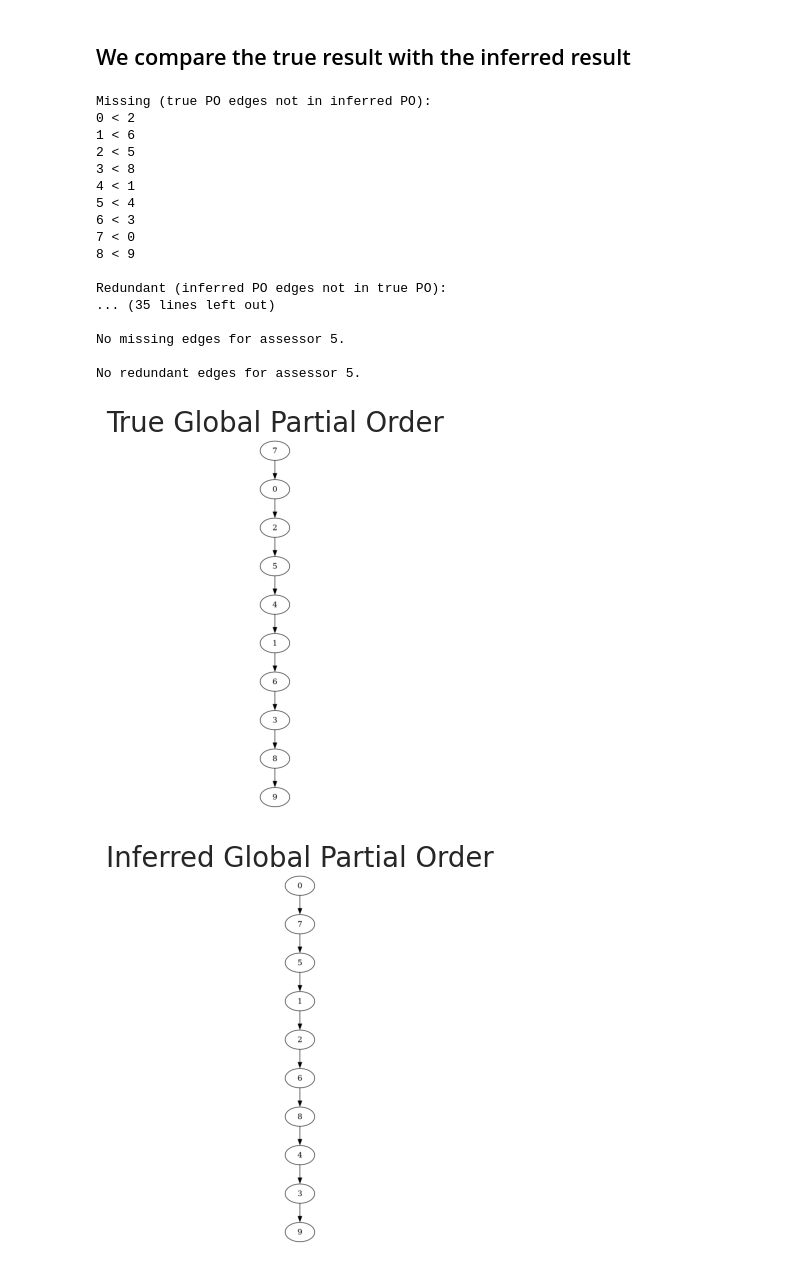
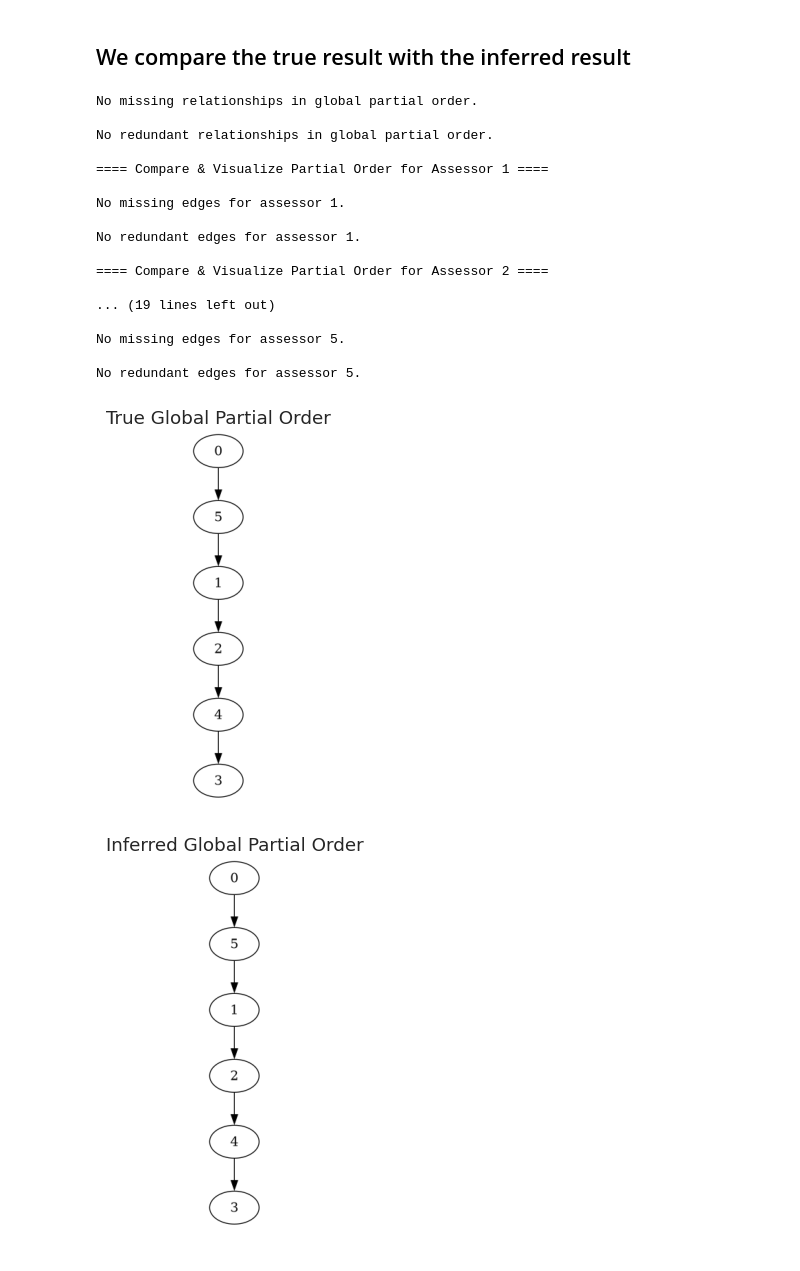
Before and after one commit to hollyli-dq/hpo_inference, a Jupyter notebook: notebooks/hpo_mcmc_simulation.ipynb, the cells around one changed output. Cells and saved outputs as stored; diff of their text form; code cells hidden in the pictures.

```diff
--- a/notebooks/hpo_mcmc_simulation.ipynb
+++ b/notebooks/hpo_mcmc_simulation.ipynb
@@ -73,7 +73,7 @@ print("✅ Configuration loaded, top‑level keys:", list(config.keys())[:10])
 # %%
 data_file = data_dir / "item_characteristics.csv"
 # Read the items section (first part of the CSV)
-items_df = pd.read_csv(data_file, nrows=10)
+items_df = pd.read_csv(data_file, nrows=6)
 
 # Count distinct item IDs
 n = len(items_df['item_id'].unique())
@@ -290,5 +280,6 @@ mallow_ua = config["prior"]["mallow_ua"]
 # %%
-mcmc_results_k = mcmc_simulation_hpo_k(
+
+mcmc_results= mcmc_simulation_hpo(
         num_iterations=num_iterations,
         M0=items,
         assessors=assessors,
@@ -297,6 +288,7 @@ mcmc_results_k = mcmc_simulation_hpo_k(
         observed_orders=y_a_i_dict,
         sigma_beta=sigma_beta,
         X=X,
+        K=K,
         dr=dr,
         drrt=drrt,
         drbeta=drbeta,
@@ -306,6 +298,5 @@ mcmc_results_k = mcmc_simulation_hpo_k(
         rho_prior=rho_prior,
         noise_beta_prior=noise_beta_prior,
         mallow_ua=mallow_ua,
-        K_prior=K_prior,
         random_seed=42
 )
@@ -323,0 +335,11 @@ Excluding 500000 burn-in iterations
+# %%
+# Calculate burn-out index (assuming 100,000 total iterations and discarding the first 1%)
+#mcmc_results=mcmc_results_k
+h_trace= mcmc_results["H_trace"]
+burn_in = int(10000/ 100)  # Convert to integer (1000 instead of 1000.0)
+filtered_h_trace = h_trace[burn_in:]
+
+filtered_mcmc_results = {
+    key: trace[burn_in:] if isinstance(trace, np.ndarray) else trace
+    for key, trace in mcmc_results.items()
+}
@@ -490,46 +523,52 @@ PO_plot.plot_beta_parameters(mcmc_results_k, true_param_k, config, burn_in=burn_
 # %% [markdown]
 ## We compare the true result with the inferred result
 # %%
-h_true_global     = h_U_dict[0]
-h_inferred_global_k = final_H_k[0]
 
-global_items = [index_to_item[i] for i in sorted(index_to_item)]
+h_true_global = h_U_dict[0]
+h_inferred_global = final_H[0]
+
+# Build dictionaries for each assessor's adjacency matrices.
+h_true_a_dict = {a: h_U_dict.get(a) for a in assessors}
+h_inferred_a_dict = {a: final_H.get(a) for a in assessors}
+
+global_Ma_list = [index_to_item[i] for i in sorted(index_to_item.keys())]
 
 PO_plot.compare_and_visualize_global(
     h_true_global,
-    h_inferred_global_k,
+    h_inferred_global,
     index_to_item,
-    global_items,
-    do_transitive_reduction=True,
+    global_Ma_list,
+    do_transitive_reduction=True
 )
 
-for a in assessors:
-    print(f"\n==== Assessor {a} ====")
+for assessor in assessors:
+    print(f"\n==== Compare & Visualize Partial Order for Assessor {assessor} ====")
+    Ma_list_for_a = M_a_dict.get(assessor)
     PO_plot.compare_and_visualize_assessor(
-        a,
-        M_a_dict[a],
-        h_U_dict[a],
-        final_H_k[a],
-        index_to_item_local_dict[a],
-        do_transitive_reduction=True,
+        assessor,
+        Ma_list_for_a,
+        h_true_a_dict[assessor],
+        h_inferred_a_dict[assessor],
+        index_to_item_local_dict[assessor],
+        do_transitive_reduction=True
     )
 # %% [output]
-Missing (true PO edges not in inferred PO):
-0 < 2
-1 < 6
-2 < 5
-3 < 8
-4 < 1
-5 < 4
-6 < 3
-7 < 0
-8 < 9
+No missing relationships in global partial order.
 
-Redundant (inferred PO edges not in true PO):
-... (35 lines left out)
+No redundant relationships in global partial order.
+
+==== Compare & Visualize Partial Order for Assessor 1 ====
+
+No missing edges for assessor 1.
+
+No redundant edges for assessor 1.
+
+==== Compare & Visualize Partial Order for Assessor 2 ====
+
+... (19 lines left out)
 
 No missing edges for assessor 5.
 
 No redundant edges for assessor 5.
-[figure, old version]
+[figure, new version]
-[figure, old version]
+[figure, new version]
```
Also changed, not shown: parts of 21 cells of this notebook, 29 other files.
